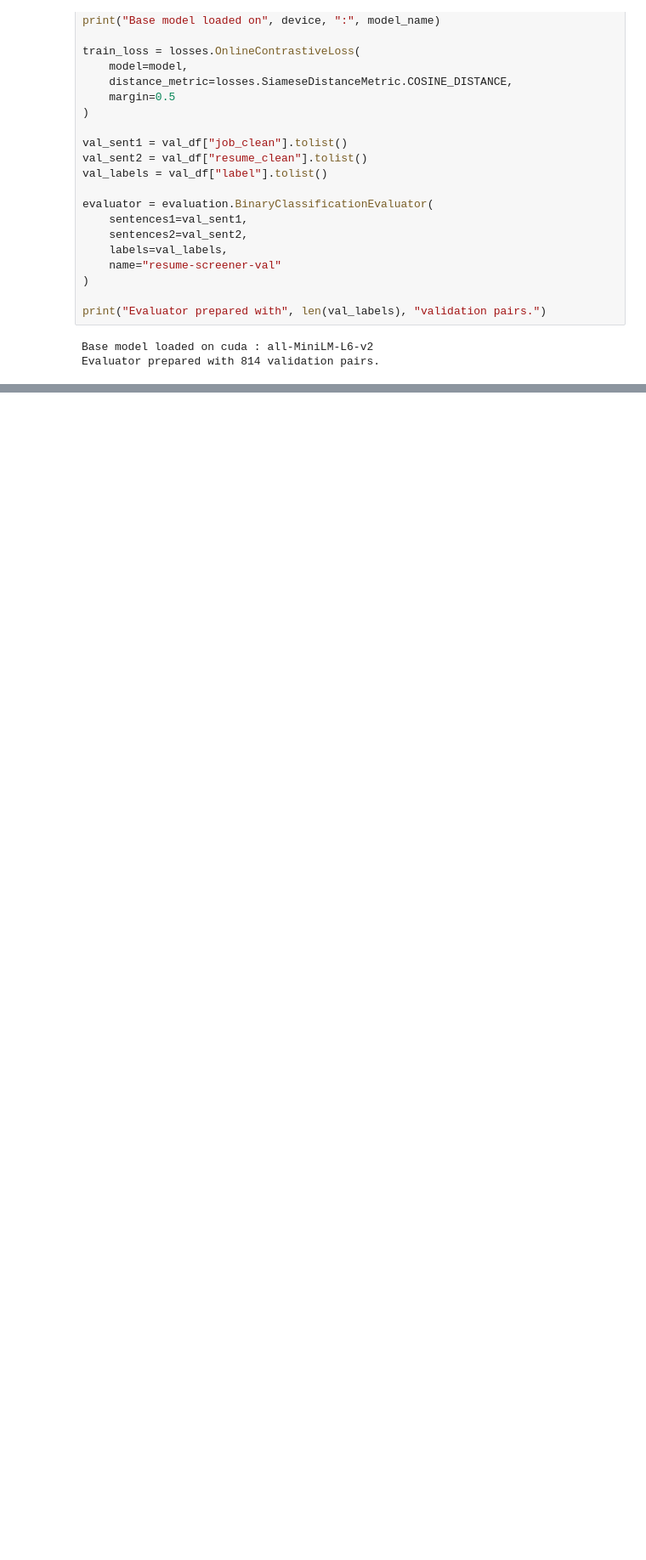
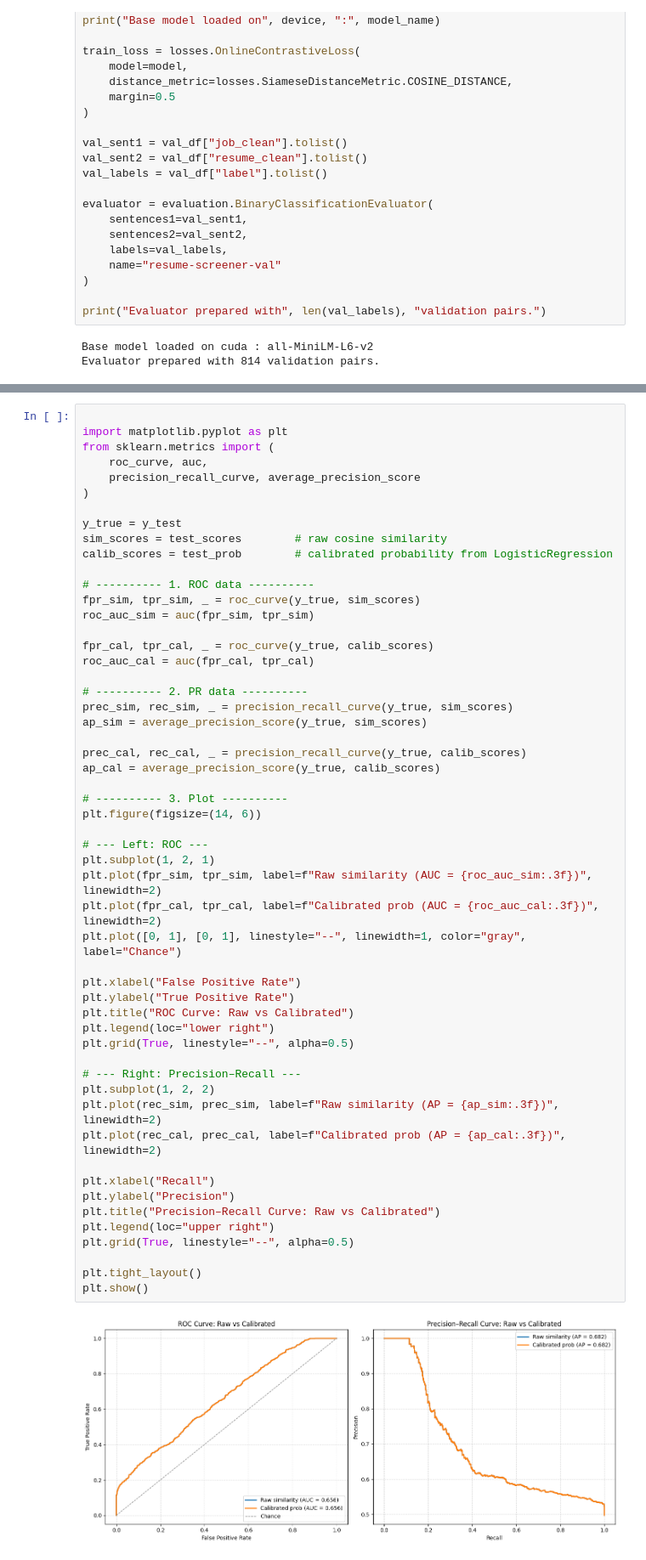
Before and after one commit to yungdennek/258-Final-Project---Resume-Classification, a Jupyter notebook: Siamese_Resume_Screener.ipynb, the cells around one changed output, grey strips where cells are left out. Shown at 85% size. Drawn from its saved outputs; the diff is of its cells as text; blank space fills up the shorter version.

```diff
--- a/Siamese_Resume_Screener.ipynb
+++ b/Siamese_Resume_Screener.ipynb
@@ -759,0 +747,56 @@ He/him prob(pass):  0.612
+# %%
+
+import matplotlib.pyplot as plt
+from sklearn.metrics import (
+    roc_curve, auc,
+    precision_recall_curve, average_precision_score
+)
+
+y_true = y_test
+sim_scores = test_scores        # raw cosine similarity
+calib_scores = test_prob        # calibrated probability from LogisticRegression
+
+# ---------- 1. ROC data ----------
+fpr_sim, tpr_sim, _ = roc_curve(y_true, sim_scores)
+roc_auc_sim = auc(fpr_sim, tpr_sim)
+
+fpr_cal, tpr_cal, _ = roc_curve(y_true, calib_scores)
+roc_auc_cal = auc(fpr_cal, tpr_cal)
+
+# ---------- 2. PR data ----------
+prec_sim, rec_sim, _ = precision_recall_curve(y_true, sim_scores)
+ap_sim = average_precision_score(y_true, sim_scores)
+
+prec_cal, rec_cal, _ = precision_recall_curve(y_true, calib_scores)
+ap_cal = average_precision_score(y_true, calib_scores)
+
+# ---------- 3. Plot ----------
+plt.figure(figsize=(14, 6))
+
+# --- Left: ROC ---
+plt.subplot(1, 2, 1)
+plt.plot(fpr_sim, tpr_sim, label=f"Raw similarity (AUC = {roc_auc_sim:.3f})", linewidth=2)
+plt.plot(fpr_cal, tpr_cal, label=f"Calibrated prob (AUC = {roc_auc_cal:.3f})", linewidth=2)
+plt.plot([0, 1], [0, 1], linestyle="--", linewidth=1, color="gray", label="Chance")
+
+plt.xlabel("False Positive Rate")
+plt.ylabel("True Positive Rate")
+plt.title("ROC Curve: Raw vs Calibrated")
+plt.legend(loc="lower right")
+plt.grid(True, linestyle="--", alpha=0.5)
+
+# --- Right: Precision–Recall ---
+plt.subplot(1, 2, 2)
+plt.plot(rec_sim, prec_sim, label=f"Raw similarity (AP = {ap_sim:.3f})", linewidth=2)
+plt.plot(rec_cal, prec_cal, label=f"Calibrated prob (AP = {ap_cal:.3f})", linewidth=2)
+
+plt.xlabel("Recall")
+plt.ylabel("Precision")
+plt.title("Precision–Recall Curve: Raw vs Calibrated")
+plt.legend(loc="upper right")
+plt.grid(True, linestyle="--", alpha=0.5)
+
+plt.tight_layout()
+plt.show()
+# %% [output]
+[figure, added]
```
Also changed, not shown: parts of 12 cells of this notebook.
